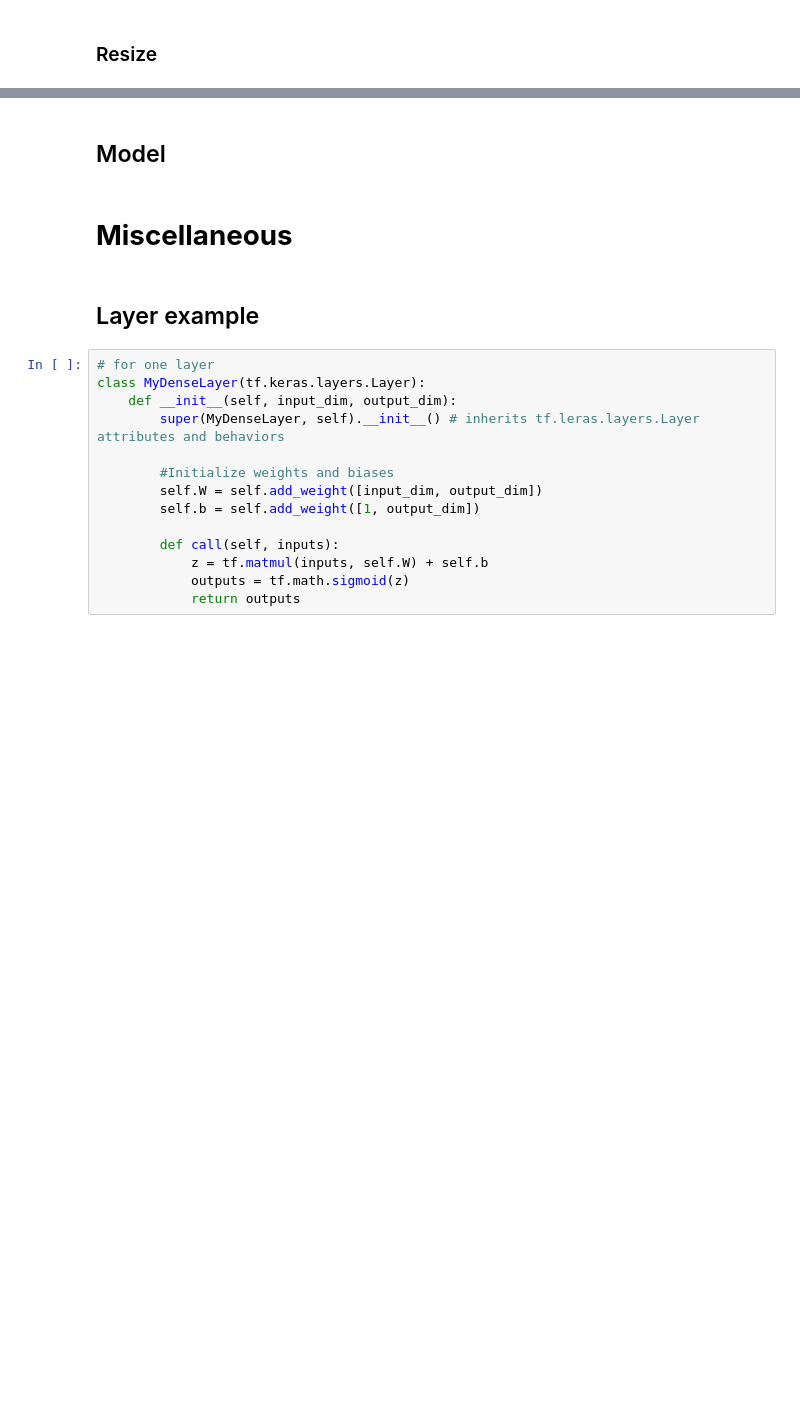
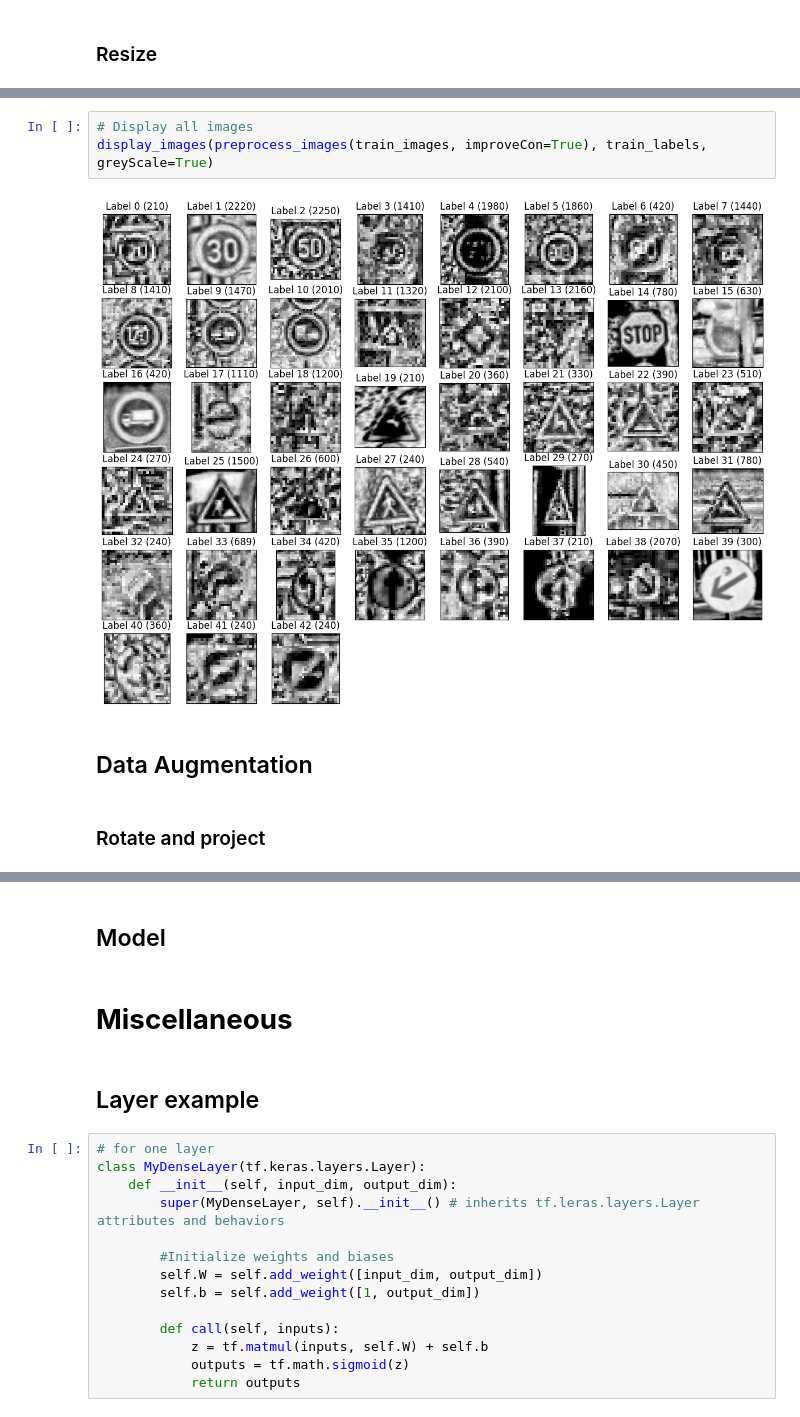
Before and after one commit to isthatm/TrafficSignClassification, a Jupyter notebook: src/DL_traffic_sign.ipynb, the cells around one changed output, grey strips where cells are left out. Saved outputs shown, nothing was run; the diff lists cells and outputs as text; blank space fills up the shorter version.

```diff
--- a/src/DL_traffic_sign.ipynb
+++ b/src/DL_traffic_sign.ipynb
@@ -177,0 +257,9 @@ display_images(resizedTrainingImages, train_labels, category=27)
+# %%
+# Display all images
+display_images(preprocess_images(train_images, improveCon=True), train_labels, greyScale=True)
+# %% [output]
+[figure, added]
+# %% [markdown]
+## Data Augmentation
+# %% [markdown]
+### Rotate and project
```
Also changed, not shown: parts of 21 cells of this notebook.
